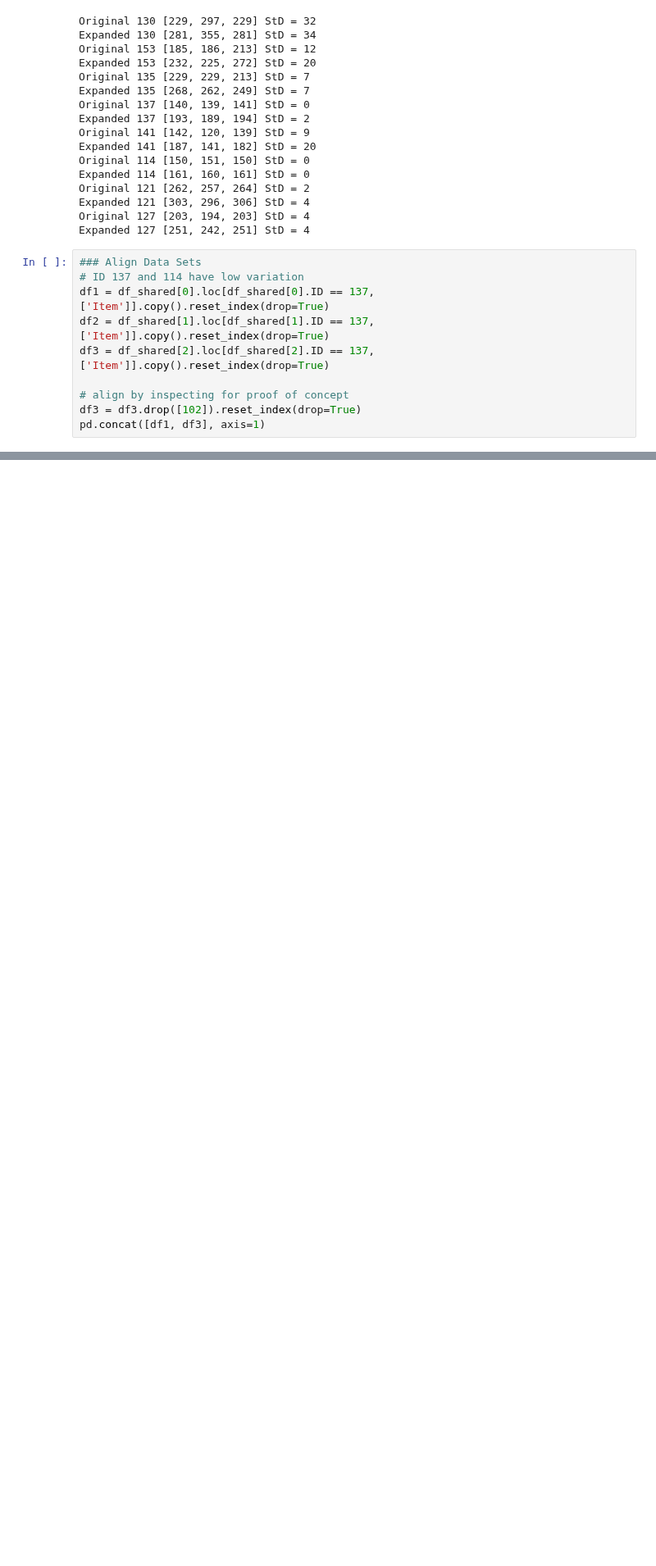
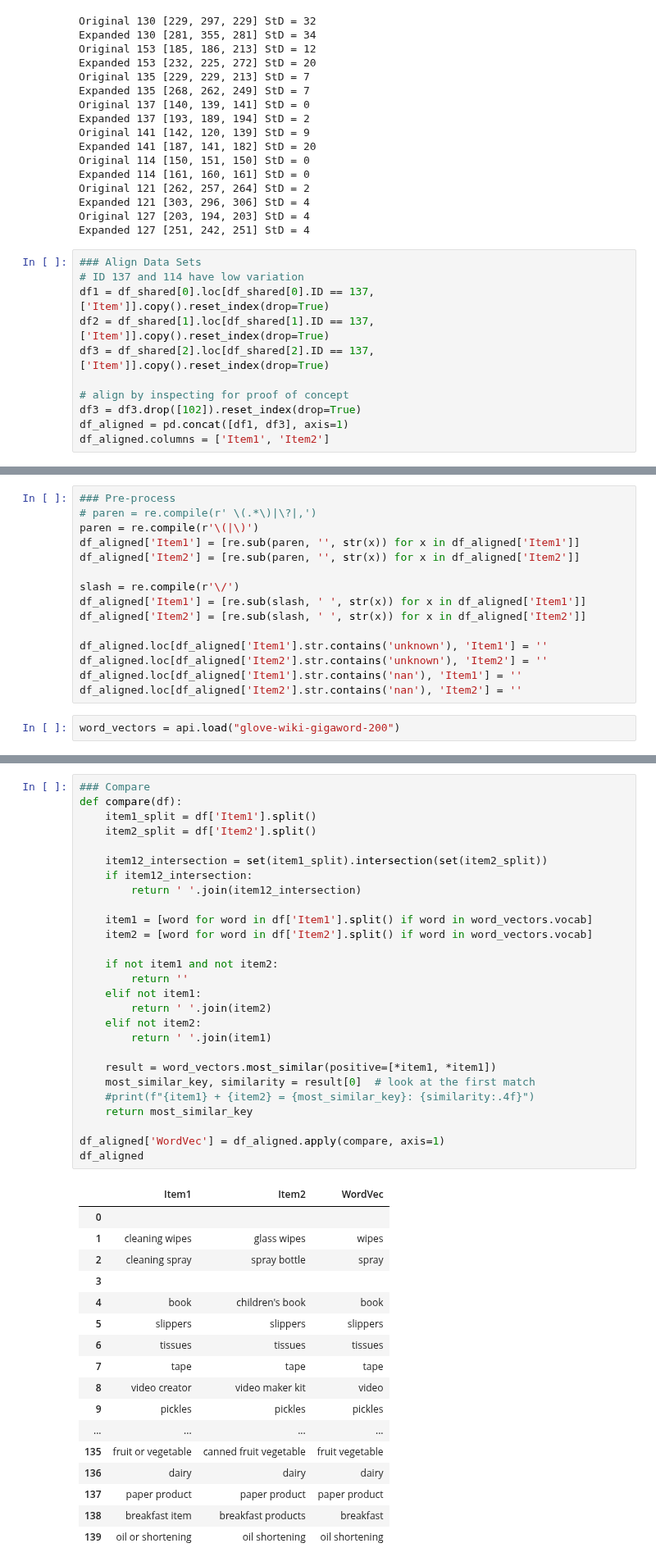
Before and after one commit to jjailer/grocery-receipt-data-cleaning, a Jupyter notebook: Scripts/merge.ipynb, the cells around one changed output, grey strips where cells are left out. Shown at 82% size. Saved outputs shown, nothing was run; the diff lists cells and outputs as text; blank space fills up the shorter version.

Commit message:
added two column word vector comparison

```diff
--- a/Scripts/merge.ipynb
+++ b/Scripts/merge.ipynb
@@ -101,4 +104,5 @@ df3 = df_shared[2].loc[df_shared[2].ID == 137, ['Item']].copy().reset_index(drop
 
 # align by inspecting for proof of concept
 df3 = df3.drop([102]).reset_index(drop=True)
-pd.concat([df1, df3], axis=1)
+df_aligned = pd.concat([df1, df3], axis=1)
+df_aligned.columns = ['Item1', 'Item2']
@@ -122,0 +109,17 @@ pd.concat([df1, df3], axis=1)
+# %%
+### Pre-process
+# paren = re.compile(r' \(.*\)|\?|,')
+paren = re.compile(r'\(|\)')
+df_aligned['Item1'] = [re.sub(paren, '', str(x)) for x in df_aligned['Item1']]
+df_aligned['Item2'] = [re.sub(paren, '', str(x)) for x in df_aligned['Item2']]
+
+slash = re.compile(r'\/')
+df_aligned['Item1'] = [re.sub(slash, ' ', str(x)) for x in df_aligned['Item1']]
+df_aligned['Item2'] = [re.sub(slash, ' ', str(x)) for x in df_aligned['Item2']]
+
+df_aligned.loc[df_aligned['Item1'].str.contains('unknown'), 'Item1'] = ''
+df_aligned.loc[df_aligned['Item2'].str.contains('unknown'), 'Item2'] = ''
+df_aligned.loc[df_aligned['Item1'].str.contains('nan'), 'Item1'] = ''
+df_aligned.loc[df_aligned['Item2'].str.contains('nan'), 'Item2'] = ''
+# %%
+word_vectors = api.load("glove-wiki-gigaword-200")
@@ -122,0 +128,45 @@ pd.concat([df1, df3], axis=1)
+# %%
+### Compare
+def compare(df):
+    item1_split = df['Item1'].split()
+    item2_split = df['Item2'].split()
+
+    item12_intersection = set(item1_split).intersection(set(item2_split))
+    if item12_intersection:
+        return ' '.join(item12_intersection)
+
+    item1 = [word for word in df['Item1'].split() if word in word_vectors.vocab]
+    item2 = [word for word in df['Item2'].split() if word in word_vectors.vocab]
+
+    if not item1 and not item2:
+        return ''
+    elif not item1:
+        return ' '.join(item2)
+    elif not item2:
+        return ' '.join(item1)
+
+    result = word_vectors.most_similar(positive=[*item1, *item1])
+    most_similar_key, similarity = result[0]  # look at the first match
+    #print(f"{item1} + {item2} = {most_similar_key}: {similarity:.4f}")
+    return most_similar_key
+
+df_aligned['WordVec'] = df_aligned.apply(compare, axis=1)
+df_aligned
+# %% [output]
+|  | Item1 | Item2 | WordVec |
+| 0 |  |  |  |
+| 1 | cleaning wipes | glass wipes | wipes |
+| 2 | cleaning spray | spray bottle | spray |
+| 3 |  |  |  |
+| 4 | book | children's book | book |
+| 5 | slippers | slippers | slippers |
+| 6 | tissues | tissues | tissues |
+| 7 | tape | tape | tape |
+| 8 | video creator | video maker kit | video |
+| 9 | pickles | pickles | pickles |
+| ... | ... | ... | ... |
+| 135 | fruit or vegetable | canned fruit vegetable | fruit vegetable |
+| 136 | dairy | dairy | dairy |
+| 137 | paper product | paper product | paper product |
+| 138 | breakfast item | breakfast products | breakfast |
+| 139 | oil or shortening | oil shortening | oil shortening |
```
Also changed, not shown: parts of 3 cells of this notebook.
